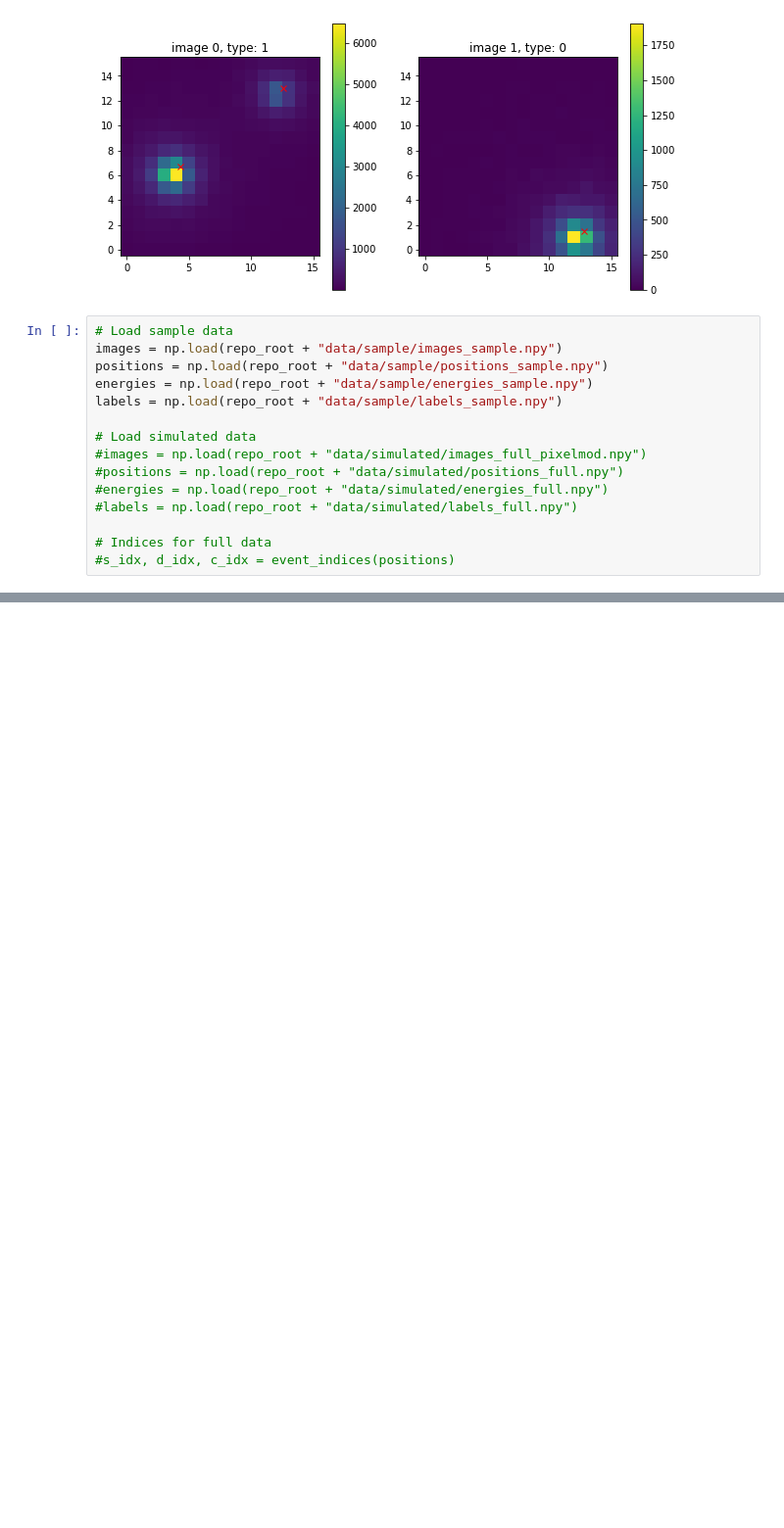
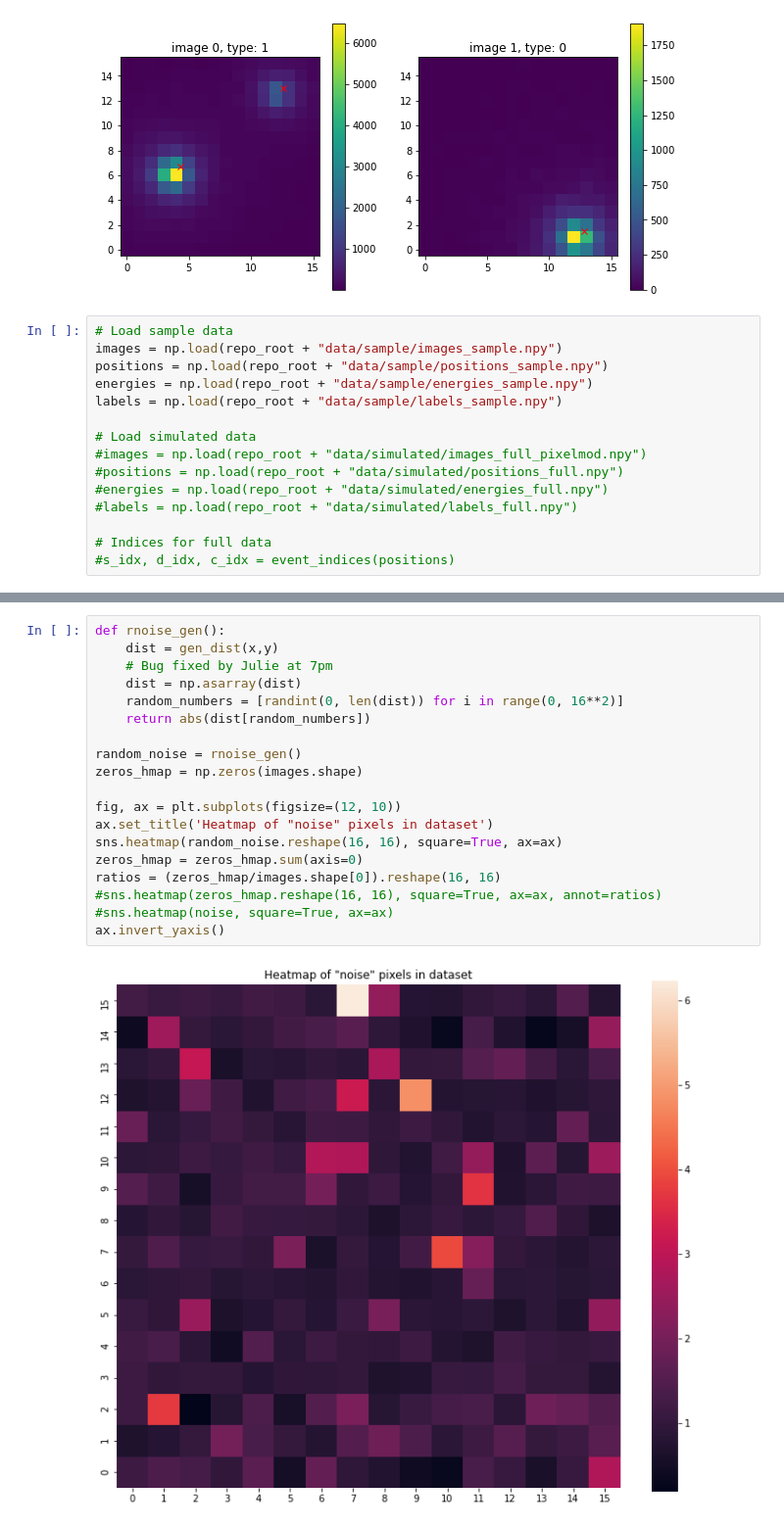
Before and after one commit to achartley/master_analysis, a Jupyter notebook: notebooks/classification/noise_addition.ipynb, the cells around one changed output, grey strips where cells are left out. Shown at 98% size. Drawn from its saved outputs; the diff is of its cells as text; blank space fills up the shorter version.

```diff
--- a/notebooks/classification/noise_addition.ipynb
+++ b/notebooks/classification/noise_addition.ipynb
@@ -208 +220,22 @@ ax.invert_yaxis()
+# %%
+def rnoise_gen():
+    dist = gen_dist(x,y)
+    # Bug fixed by Julie at 7pm
+    dist = np.asarray(dist)
+    random_numbers = [randint(0, len(dist)) for i in range(0, 16**2)]
+    return abs(dist[random_numbers])
+
+random_noise = rnoise_gen()
+zeros_hmap = np.zeros(images.shape)
+
+fig, ax = plt.subplots(figsize=(12, 10))
+ax.set_title('Heatmap of "noise" pixels in dataset')
+sns.heatmap(random_noise.reshape(16, 16), square=True, ax=ax)
+zeros_hmap = zeros_hmap.sum(axis=0)
+ratios = (zeros_hmap/images.shape[0]).reshape(16, 16)
+#sns.heatmap(zeros_hmap.reshape(16, 16), square=True, ax=ax, annot=ratios)
+#sns.heatmap(noise, square=True, ax=ax)
+ax.invert_yaxis()
+# %% [output]
+[figure, added]
 # %%
```
Also changed, not shown: parts of 9 cells of this notebook.
